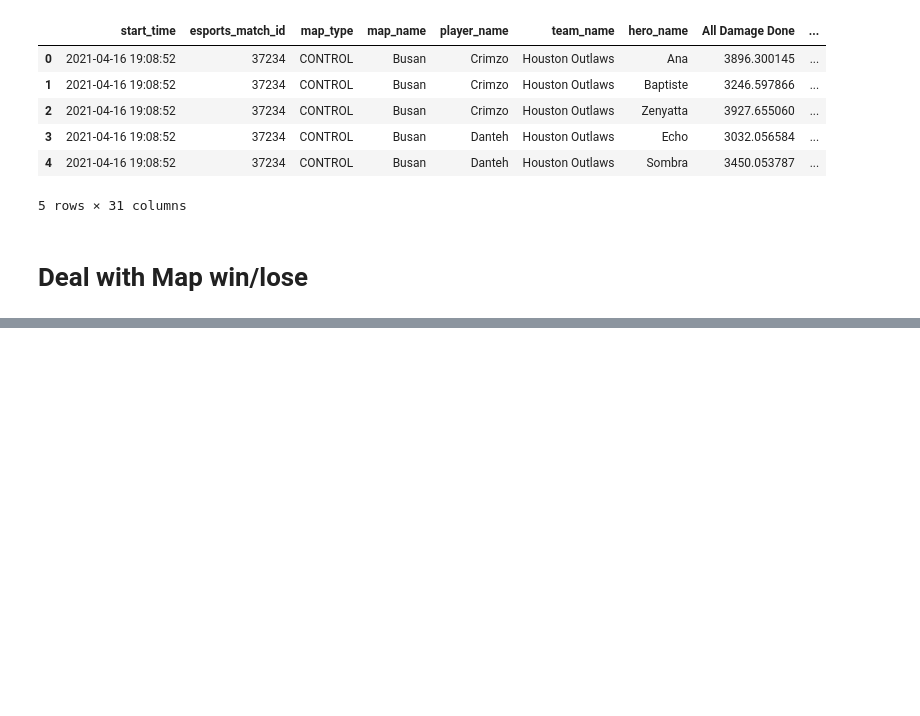
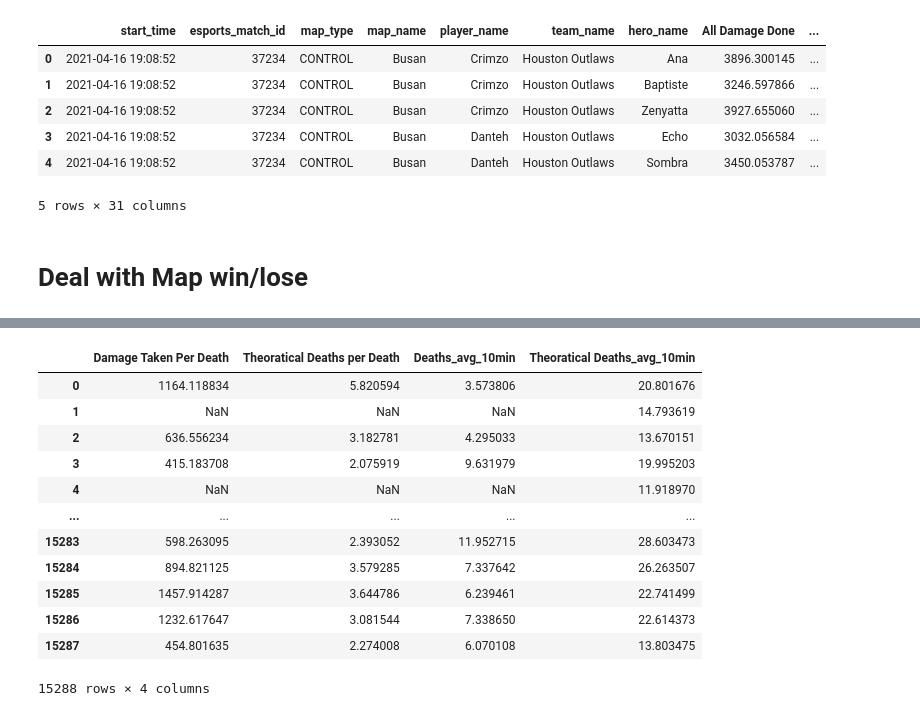
Before and after one commit to lyndonhe666/OWL2021, a Jupyter notebook: process inputs.ipynb, the cells around one changed output, grey strips where cells are left out. Cells and saved outputs as stored; diff of their text form; code cells hidden in the pictures; blank space fills up the shorter version.

```diff
--- a/process inputs.ipynb
+++ b/process inputs.ipynb
@@ -479,0 +584,12 @@ match_data_2021.to_csv('match_data.csv',index=False)
+# %%
+avg_10min_cols = ['All Damage Done', 'Assists',
+       'Average Time Alive', 'Barrier Damage Done', 'Damage Taken', 'Deaths',
+       'Eliminations', 'Final Blows', 'Healing Received', 'Hero Damage Done',
+       'Multikills', 'Objective Kills', 'Objective Time', 'Solo Kills',
+       'Time Alive', 'Time Building Ultimate','Time Holding Ultimate',
+       'Time Played', 'Ultimates Earned - Fractional', 'Ultimates Used','Theoratical Deaths']
+non_avg_10min_cols = [x for x in df1.columns if x not in avg_10min_cols]
+# %%
+df2 = df1[non_avg_10min_cols]
+for col in avg_10min_cols:
+    df2[col+'_avg_10min'] = df1[col]*600/df1['Time Played']
@@ -479,0 +611,16 @@ match_data_2021.to_csv('match_data.csv',index=False)
+# %%
+df2.filter(like='Death')
+# %% [output]
+|  | Damage Taken Per Death | Theoratical Deaths per Death | Deaths_avg_10min | Theoratical Deaths_avg_10min |
+| 0 | 1164.118834 | 5.820594 | 3.573806 | 20.801676 |
+| 1 | NaN | NaN | NaN | 14.793619 |
+| 2 | 636.556234 | 3.182781 | 4.295033 | 13.670151 |
+| 3 | 415.183708 | 2.075919 | 9.631979 | 19.995203 |
+| 4 | NaN | NaN | NaN | 11.918970 |
+| ... | ... | ... | ... | ... |
+| 15283 | 598.263095 | 2.393052 | 11.952715 | 28.603473 |
+| 15284 | 894.821125 | 3.579285 | 7.337642 | 26.263507 |
+| 15285 | 1457.914287 | 3.644786 | 6.239461 | 22.741499 |
+| 15286 | 1232.617647 | 3.081544 | 7.338650 | 22.614373 |
+| 15287 | 454.801635 | 2.274008 | 6.070108 | 13.803475 |
+15288 rows × 4 columns
```
Also changed, not shown: parts of 17 cells of this notebook, 1 other file.
